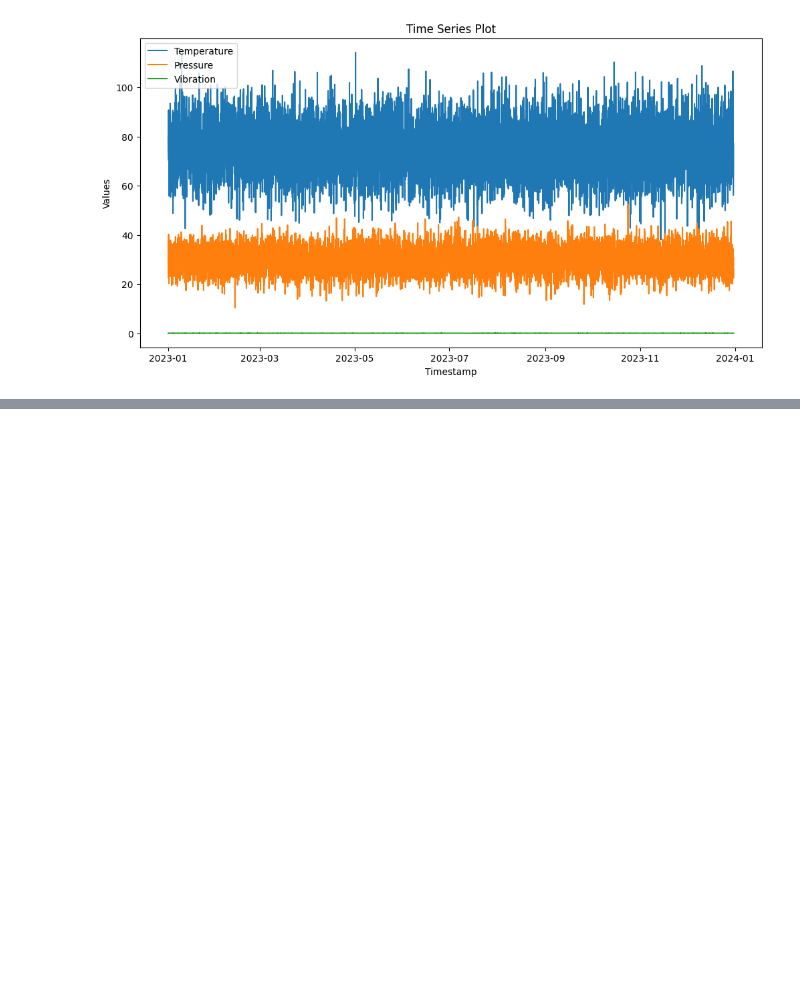
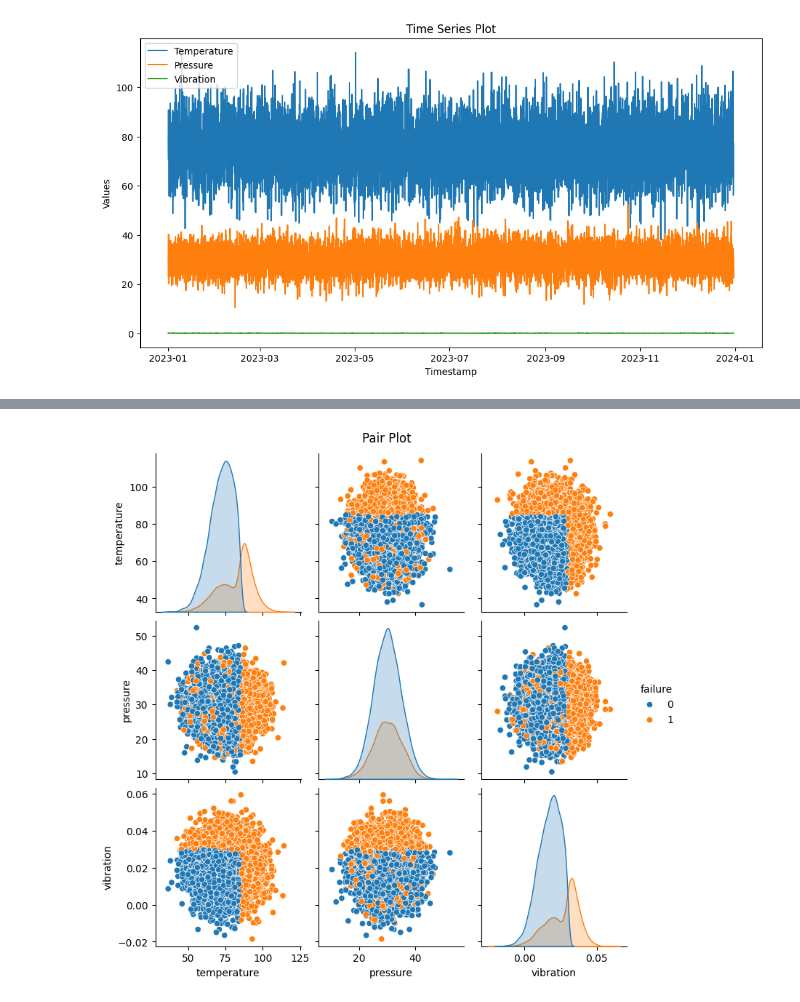
Before and after one commit to anoushkaacc/Predictive-maintenance-for-mining-equipments, a Jupyter notebook: notebooks/eda.ipynb, the cells around one changed output, grey strips where cells are left out. Saved outputs shown, nothing was run; the diff lists cells and outputs as text; code cells hidden in the pictures; blank space fills up the shorter version.

```diff
--- a/notebooks/eda.ipynb
+++ b/notebooks/eda.ipynb
@@ -82,0 +127,6 @@ if 'timestamp' in df.columns:
+# %%
+sns.pairplot(df[['temperature', 'pressure', 'vibration', 'failure']], hue='failure')
+plt.suptitle('Pair Plot', y=1.02)
+plt.show()
+# %% [output]
+[figure, added]
```
Also changed, not shown: parts of 4 cells of this notebook.
